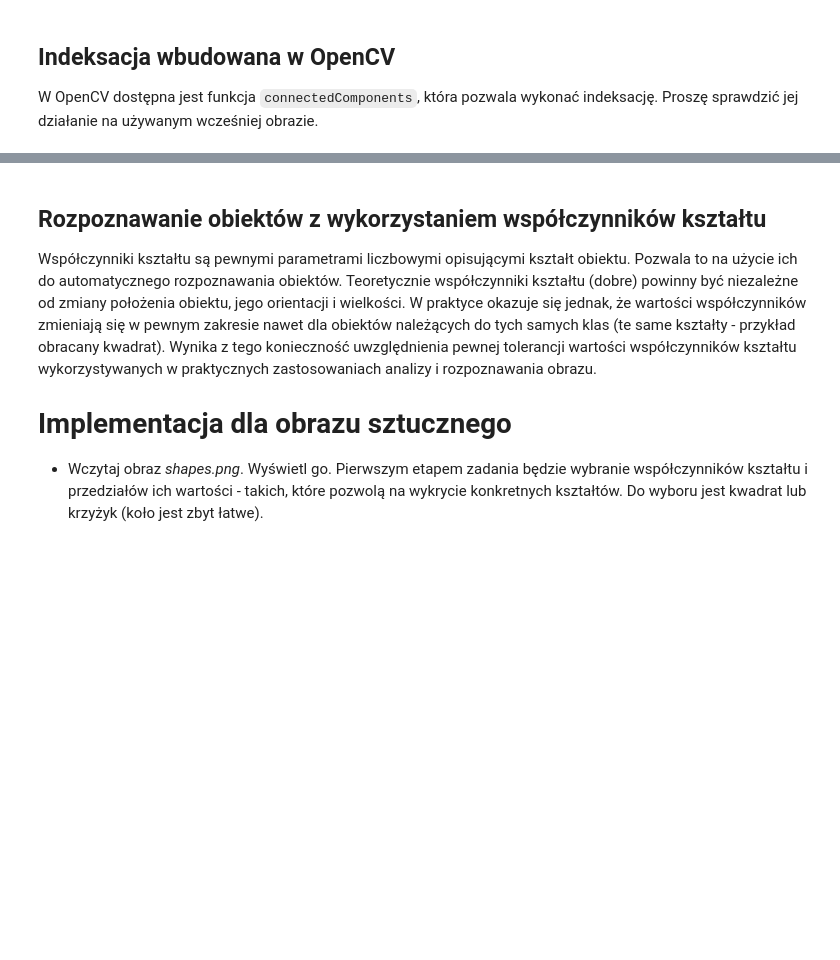
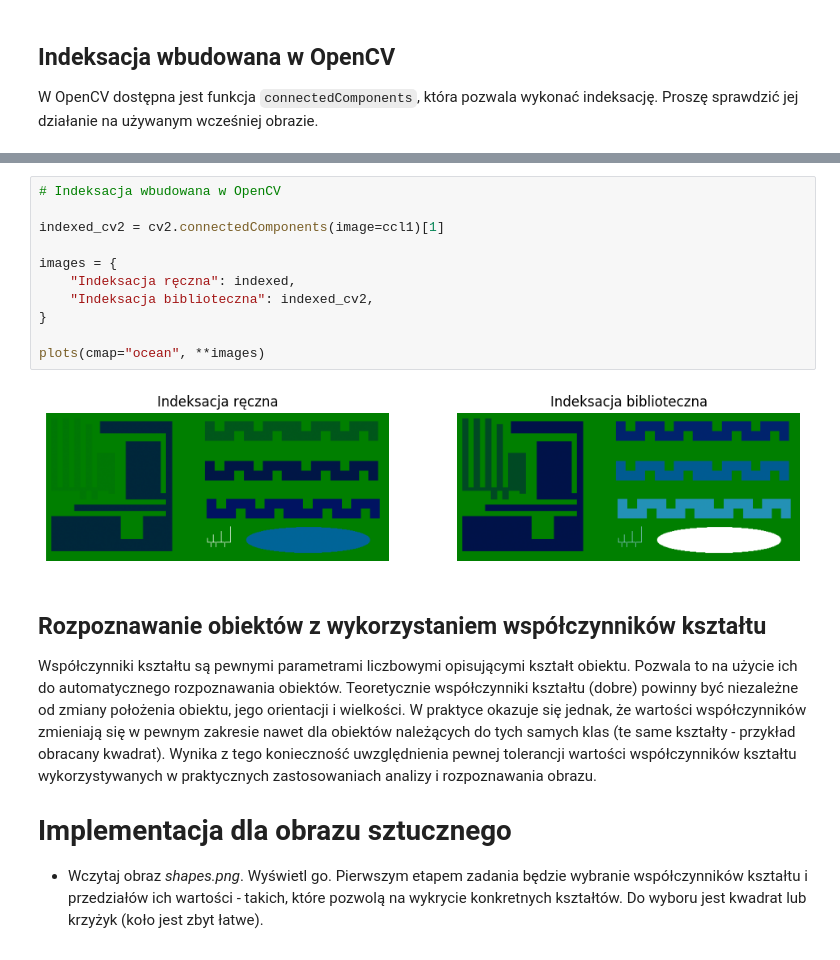
Before and after one commit to DziqG2NK/Przetwarzanie-i-analiza-obraz-w-cyfrowych, a Jupyter notebook: zajecia_6/13_ccl.ipynb, the cells around one changed output, grey strips where cells are left out. Saved outputs shown, nothing was run; the diff lists cells and outputs as text; blank space fills up the shorter version.

```diff
--- a/zajecia_6/13_ccl.ipynb
+++ b/zajecia_6/13_ccl.ipynb
@@ -331,3 +397,16 @@ Proszę sprawdzić jej działanie na używanym wcześniej obrazie.
+# %%
+# Indeksacja wbudowana w OpenCV
+
+indexed_cv2 = cv2.connectedComponents(image=ccl1)[1]
+
+images = {
+    "Indeksacja ręczna": indexed,
+    "Indeksacja biblioteczna": indexed_cv2,
+}
+
+plots(cmap="ocean", **images)
+# %% [output]
+[figure, added]
 # %% [markdown]
 ## Rozpoznawanie obiektów z wykorzystaniem współczynników kształtu
 
```
Also changed, not shown: parts of 6 cells of this notebook.
